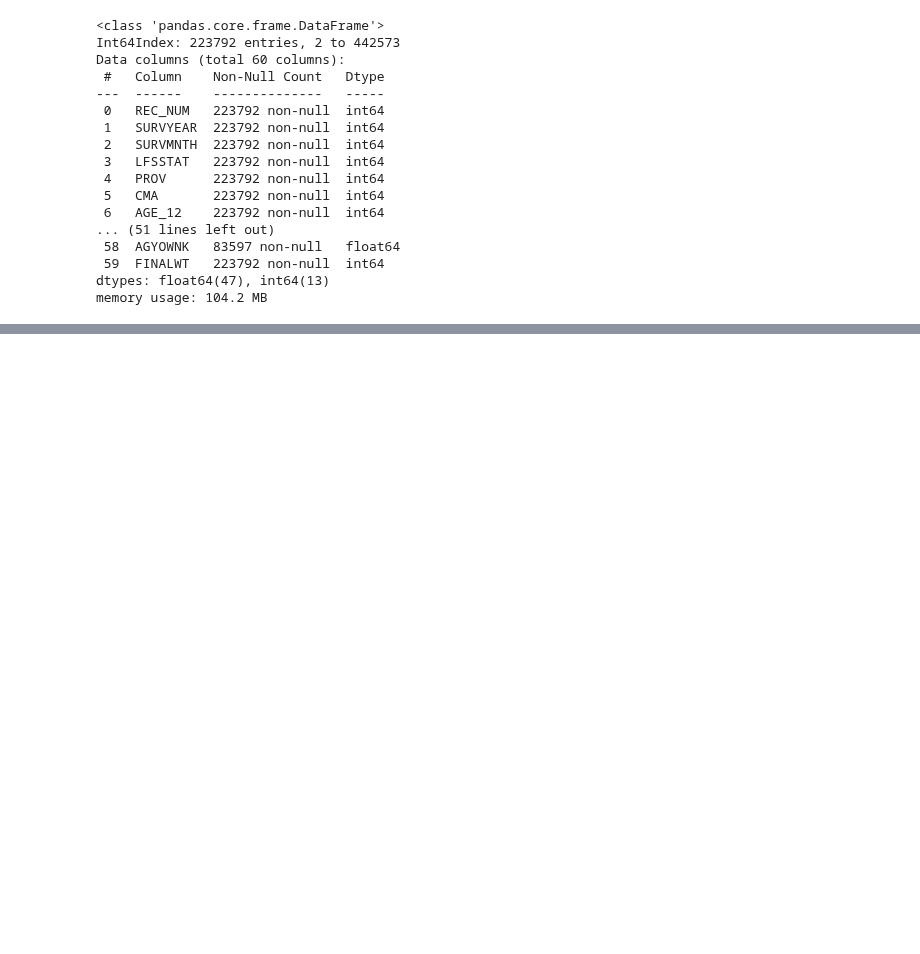
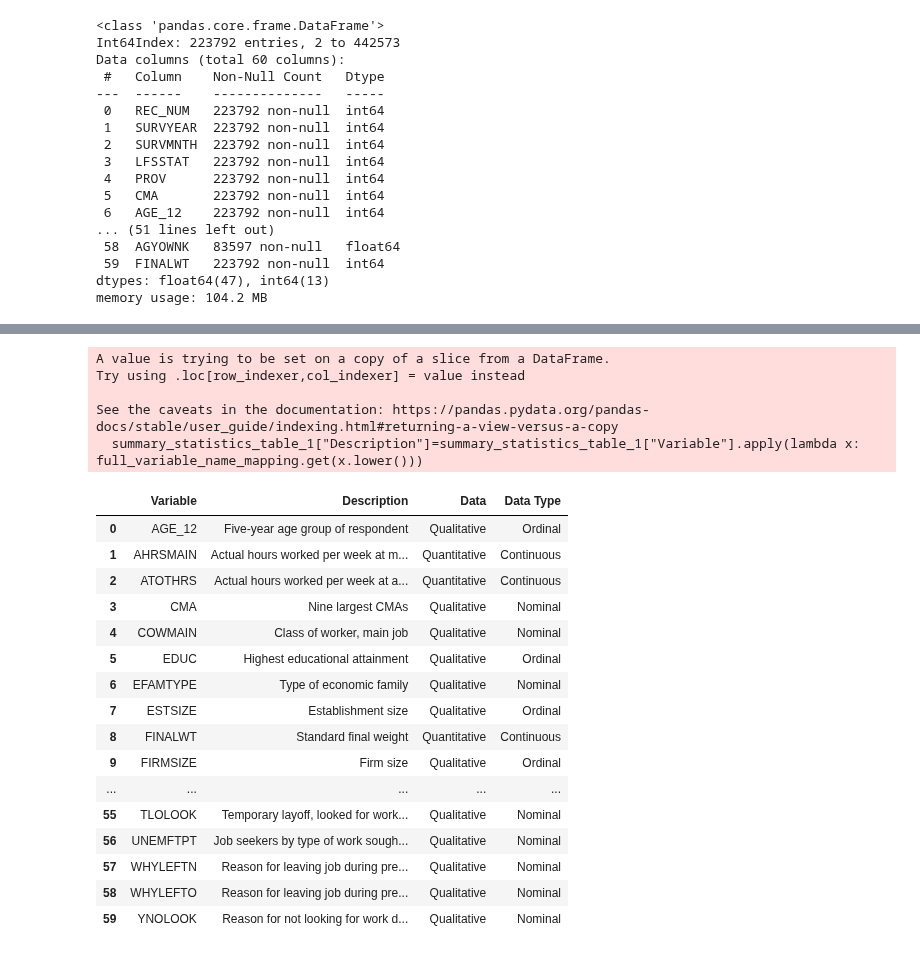
Before and after one commit to harpkang/CIND820_CAPSTONE, a Jupyter notebook: Code/kang_harpreet_code_cind820.ipynb, the cells around one changed output, grey strips where cells are left out. Saved outputs shown, nothing was run; the diff lists cells and outputs as text; code cells hidden in the pictures; blank space fills up the shorter version.

```diff
--- a/Code/kang_harpreet_code_cind820.ipynb
+++ b/Code/kang_harpreet_code_cind820.ipynb
@@ -167,0 +332,3 @@ summary_statistics_table
+# %%
+summary_statistics_table_1=summary_statistics_table[['Variable','Data','Data Type']]
+summary_statistics_table_1
@@ -168 +353,28 @@ summary_statistics_table
+# %%
+summary_statistics_table_1["Description"]=summary_statistics_table_1["Variable"].apply(lambda x: full_variable_name_mapping.get(x.lower()))
+summary_statistics_table_1=summary_statistics_table_1[['Variable','Description','Data','Data Type']]
+summary_statistics_table_1
+# %% [output]
+A value is trying to be set on a copy of a slice from a DataFrame.
+Try using .loc[row_indexer,col_indexer] = value instead
+
+See the caveats in the documentation: https://pandas.pydata.org/pandas-docs/stable/user_guide/indexing.html#returning-a-view-versus-a-copy
+  summary_statistics_table_1["Description"]=summary_statistics_table_1["Variable"].apply(lambda x: full_variable_name_mapping.get(x.lower()))
+|  | Variable | Description | Data | Data Type |
+| 0 | AGE_12 | Five-year age group of respondent | Qualitative | Ordinal |
+| 1 | AHRSMAIN | Actual hours worked per week at m... | Quantitative | Continuous |
+| 2 | ATOTHRS | Actual hours worked per week at a... | Quantitative | Continuous |
+| 3 | CMA | Nine largest CMAs | Qualitative | Nominal |
+| 4 | COWMAIN | Class of worker, main job | Qualitative | Nominal |
+| 5 | EDUC | Highest educational attainment | Qualitative | Ordinal |
+| 6 | EFAMTYPE | Type of economic family | Qualitative | Nominal |
+| 7 | ESTSIZE | Establishment size | Qualitative | Ordinal |
+| 8 | FINALWT | Standard final weight | Quantitative | Continuous |
+| 9 | FIRMSIZE | Firm size | Qualitative | Ordinal |
+| ... | ... | ... | ... | ... |
+| 55 | TLOLOOK | Temporary layoff, looked for work... | Qualitative | Nominal |
+| 56 | UNEMFTPT | Job seekers by type of work sough... | Qualitative | Nominal |
+| 57 | WHYLEFTN | Reason for leaving job during pre... | Qualitative | Nominal |
+| 58 | WHYLEFTO | Reason for leaving job during pre... | Qualitative | Nominal |
+| 59 | YNOLOOK | Reason for not looking for work d... | Qualitative | Nominal |
 # %%
```
Also changed, not shown: parts of 20 cells of this notebook.
